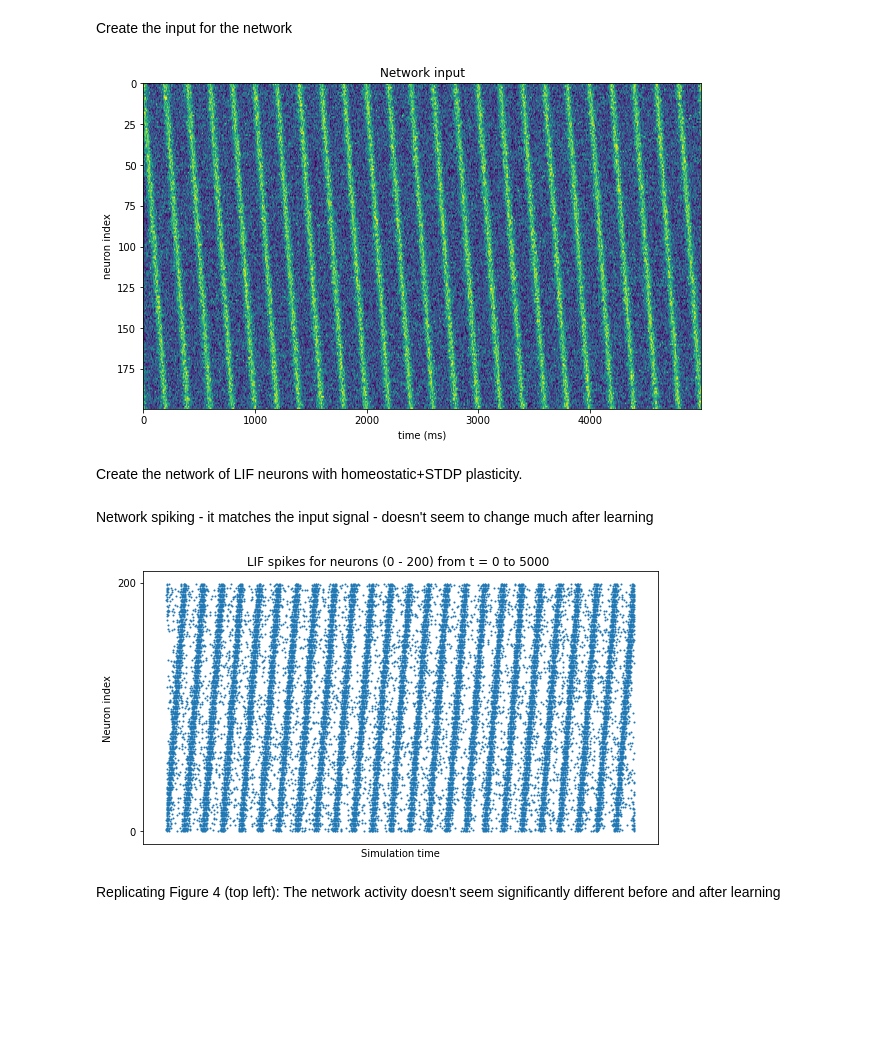
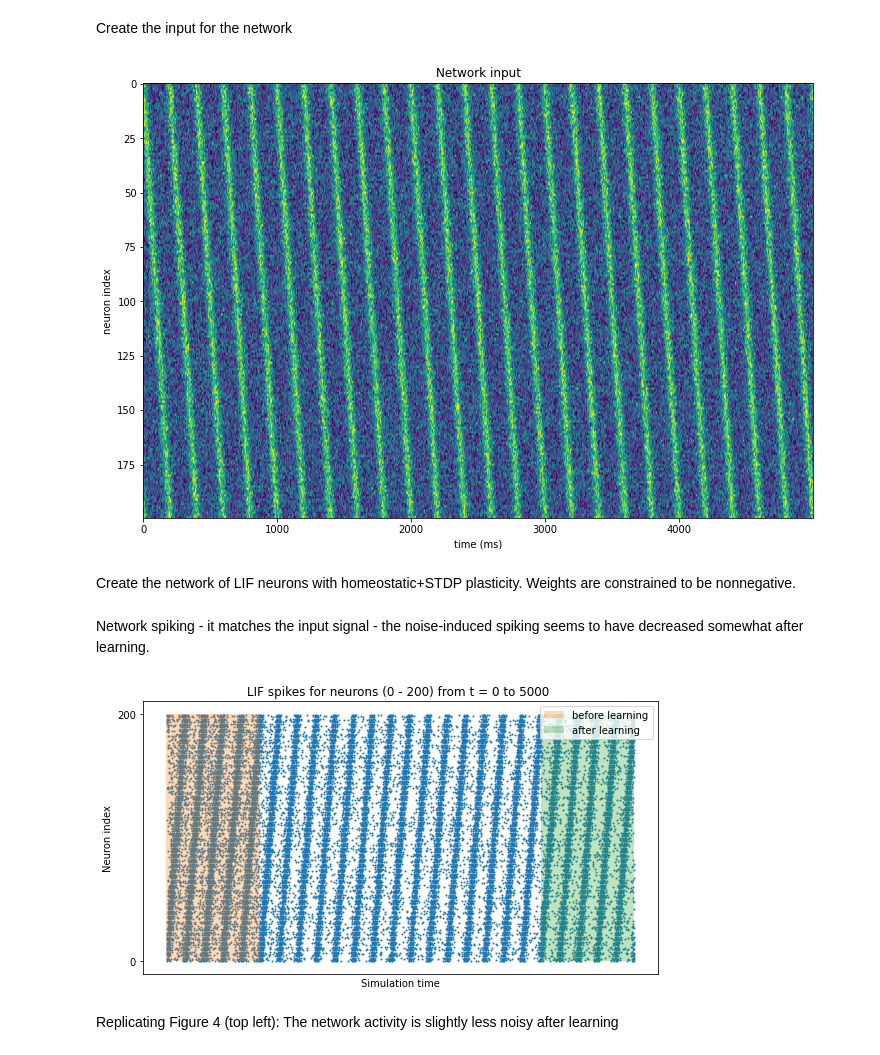
Before and after one commit to Dominic-DallOsto/STDP-Resonant-Networks, a Jupyter notebook: Gaussian bump simulation.ipynb, the cells around one changed output. Cells and saved outputs as stored; diff of their text form; code cells hidden in the pictures; blank space fills up the shorter version.

```diff
--- a/Gaussian bump simulation.ipynb
+++ b/Gaussian bump simulation.ipynb
@@ -4,18 +4,16 @@
 Aiming to replicate Figure 4 from [aceitunoResonancesInducedSpiking2020](http://arxiv.org/abs/2006.08537) using Bindsnet simulation
 # %%
 import torch
-import math
-from mpl_toolkits.mplot3d import Axes3D
-import matplotlib.cm
 import matplotlib.pyplot as plt
 from bindsnet.network import Network
-from bindsnet.network.nodes import LIFNodes
 from bindsnet.network.monitors import Monitor
 import bindsnet.analysis.plotting
 from bindsnet.network.topology import Connection
 
 from homeostatic_LIF_neuron import HomestaticLIFNodes
 from homeostatic_STDP import HomeostaticSTDP
+
+plt.rc('figure', figsize=(12.0, 8.0))
 # %%
 def wrap_half_period(x: torch.Tensor, period: int):
 	return (x + period//2) % period - period//2
@@ -23,25 +21,15 @@ def wrap_half_period(x: torch.Tensor, period: int):
 def circ_norm_unnormalised(x: torch.Tensor, mean: torch.Tensor, stdev: float, wrap: int):
 	return torch.exp(-wrap_half_period(x - mean, wrap)**2 / 2/stdev**2)
 
-def get_rotating_gaussian(time: int, neurons: int, period: int, stdev: float):
+def get_rotating_gaussian(time: int, neurons: int, bump_speed: int, stdev: float):
 	t, x = torch.meshgrid(torch.arange(time),torch.arange(neurons))
-	return circ_norm_unnormalised(x, t % period, stdev, neurons)
+	return circ_norm_unnormalised(x, (t*bump_speed) % neurons, stdev, neurons)
 
 def convert_to_spikes(x: torch.Tensor, noise_ratio: float=0.0):
 	return torch.rand_like(x) < (noise_ratio*torch.rand_like(x) + (1.0-noise_ratio)*(x / x.max()))
 
 def sum_by_index(data: torch.Tensor, indices: torch.Tensor):
 	return torch.zeros(indices.max().numpy()+1).index_add(0,indices.flatten(),data.flatten().float())
-
-def get_time_periodic_profile(data: torch.Tensor, period: int):
-	'''
-	Return the average periodic spiking profile for the network (shifted so the centre angle is in the middle)
-
-	:param data: Spiking output of the network [time*neurons]
-	:param period: Period of the signal (time to complete one cycle)
-	'''
-	t, x = torch.meshgrid(torch.arange(data.shape[0]),torch.arange(data.shape[1]))
-	return sum_by_index(data, wrap_half_period(t - x, period).int() + period//2)
 
 def roll_tensor_rows(tensor, roll_amounts):
 	tensor_rolled = tensor[:, [*range(tensor.shape[1]),*range(tensor.shape[1]-1)]].clone()
@@ -50,14 +38,17 @@ def roll_tensor_rows(tensor, roll_amounts):
 	result = torch.as_strided(tensor_rolled, (*tensor.shape, num_cols), (stride_0 ,stride_1, stride_1))
 	return result[torch.arange(tensor.shape[0]), (num_cols-roll_amounts) % num_cols]
 
-def get_time_periodic_profile_roll(data: torch.Tensor):
+def get_time_periodic_profile(data: torch.Tensor, bump_speed: int):
 	'''
 	Return the average periodic spiking profile for the network (shifted so the centre angle is in the middle)
 
 	:param data: Spiking output of the network [time*neurons]
+	:param bump_speed: How many neurons the neural activity moves per timestep
 	'''
 	neurons = data.shape[1]
-	return torch.roll(torch.stack(torch.split(roll_tensor_rows(data.T, -torch.arange(neurons)), neurons, dim=1)).sum(dim=0).sum(dim=0), neurons//2)
+	shifts = -torch.arange(neurons) // bump_speed
+	period = neurons // bump_speed
+	return torch.roll(torch.stack(torch.split(roll_tensor_rows(data.T, shifts), period, dim=1)).sum(dim=0).sum(dim=0), period//2)
 
 def get_weight_periodic_profile(weights: torch.Tensor):
 	'''
@@ -72,21 +63,23 @@ Create the input for the network
 # %%
 time = 5000
 num_neurons = 200
+bump_speed = 1
+period = num_neurons // bump_speed
+input_noise_ratio = 0.5
 
-input_voltage = get_rotating_gaussian(time, num_neurons, num_neurons, num_neurons//10) # period=num_neurons -> bump moves 1 neuron / timestep
-input_spikes = convert_to_spikes(input_voltage, 0.5)
+input_voltage = get_rotating_gaussian(time, num_neurons, bump_speed, num_neurons//10)
+input_spikes = convert_to_spikes(input_voltage, input_noise_ratio)
 
-plt.figure(figsize=(10,6))
 plt.imshow(input_spikes.T)
 plt.axis('auto')
 plt.title('Network input')
 plt.ylabel('neuron index')
 plt.xlabel('time (ms)')
 plt.show()
 # %% [output]
-[figure, old version]
+[figure, new version]
 # %% [markdown]
-Create the network of LIF neurons with homeostatic+STDP plasticity.
+Create the network of LIF neurons with homeostatic+STDP plasticity. Weights are constrained to be nonnegative.
 # %%
 def set_learning_rates(connection, nu, gamma):
 	connection.update_rule.nu = torch.Tensor([nu,nu])
@@ -133,13 +127,16 @@ rates = monitor.get('r')
 spikes_before = spikes[:1000]
 spikes_after = spikes[-1000:]
 # %% [markdown]
-Network spiking - it matches the input signal - doesn't seem to change much after learning
+Network spiking - it matches the input signal - the noise-induced spiking seems to have decreased somewhat after learning.
-# %%
-bindsnet.analysis.plotting.plot_spikes({"LIF": spikes})
-plt.show()
-# %% [output]
-[figure, removed]
+# %%
+bindsnet.analysis.plotting.plot_spikes({"LIF": spikes})
+plt.fill_between((0,1000), 0, num_neurons, alpha=0.3, label='before learning')
+plt.fill_between((time-1000,time), 0, num_neurons, alpha=0.3, label='after learning')
+plt.legend()
+plt.show()
+# %% [output]
+[figure, added]
 # %% [markdown]
 Replicating Figure 4 (top left):
-The network activity doesn't seem significantly different before and after learning
+The network activity is slightly less noisy after learning
 # %%
```
Also changed, not shown: parts of 10 cells of this notebook, 1 other file.
